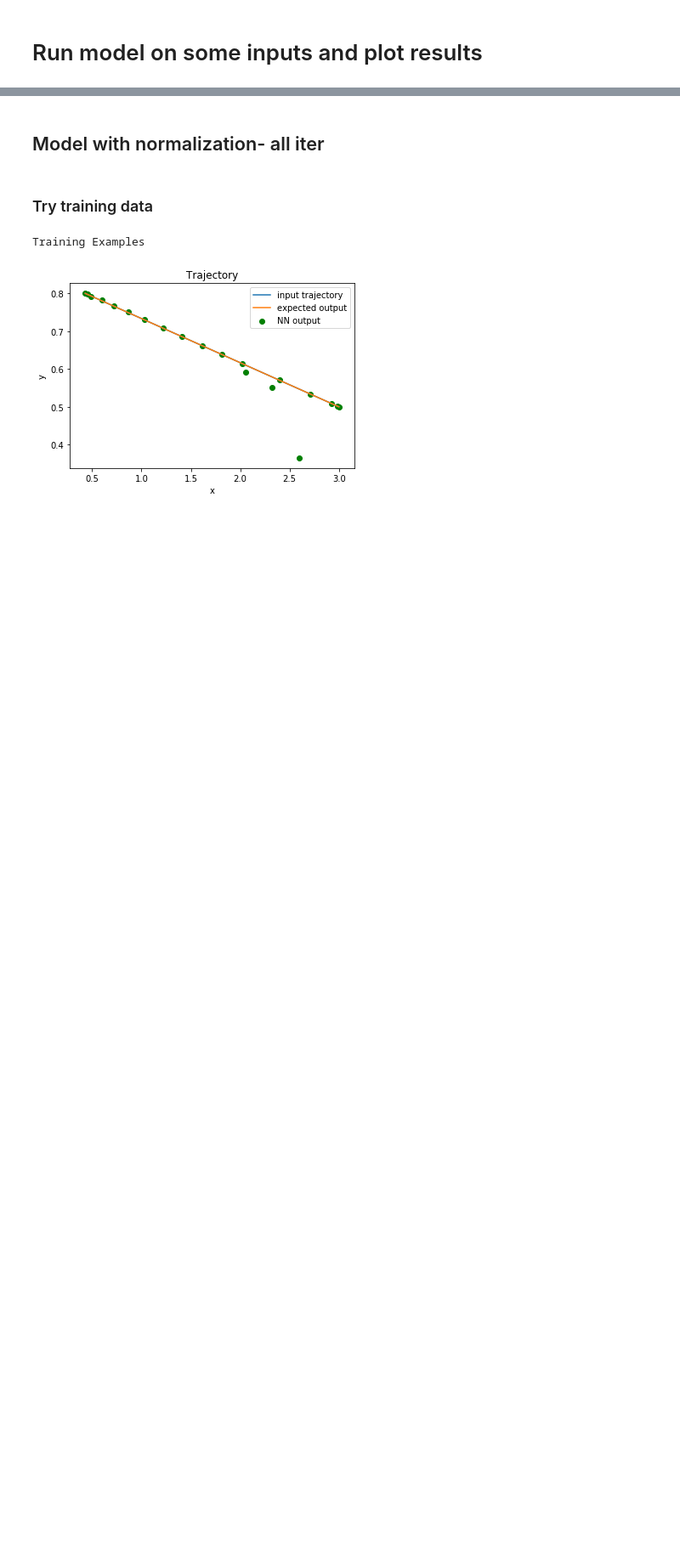
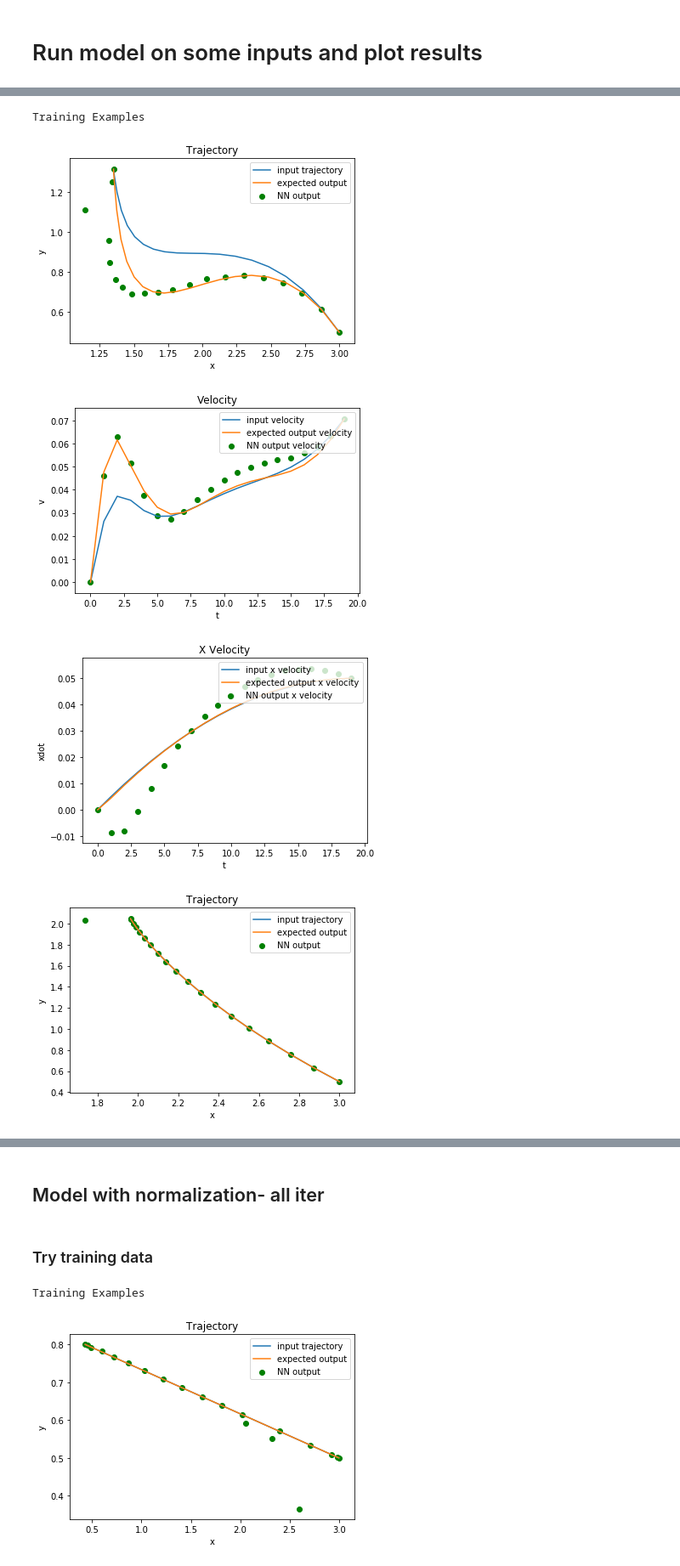
Before and after one commit to somritabanerjee/GuSTO.jl, a Jupyter notebook: examples/try_to_overfit_neural_network.ipynb, the cells around one changed output, grey strips where cells are left out. Shown at 85% size. Cells and saved outputs as stored; diff of their text form; code cells hidden in the pictures; blank space fills up the shorter version.

```diff
--- a/examples/try_to_overfit_neural_network.ipynb
+++ b/examples/try_to_overfit_neural_network.ipynb
@@ -481,0 +597,29 @@ SVG(model_to_dot(model, show_shapes=True, show_layer_names=False).create(prog='d
+# %%
+model = load_model('SingleObstacleFirst5IterNormalized.h5')
+(X_train, X_test, Y_train, Y_test) = loadData(["SingleObstacleFirst5Iter.jld2"], testRatio = 0.25, fieldNames = ["train_input_collected", "train_output_collected"])
+f = open( "SingleObstacleFirst5IterParams.p", "rb" )
+params_dict = pickle.load(f)
+f.close()
+xMin = params_dict["xMin"]
+yMin = params_dict["yMin"]
+xRange = params_dict["xRange"]
+yRange = params_dict["yRange"]
+
+
+Idx = [0,1,2]
+X_train_np_array=np.array(X_train)
+NN_input = (X_train_np_array-xMin)/xRange
+NN_output = model.predict(NN_input[Idx])
+NN_output = NN_output*yRange + yMin
+# %%
+print("Training Examples")
+for NN_idx, train_idx in enumerate(Idx):
+    plotTrajectoryInputExpectedAndNN(X_train[train_idx,:],Y_train[train_idx,:],NN_output[NN_idx,:])
+    plotVelocitiesInputExpectedAndNN(X_train[train_idx,:],Y_train[train_idx,:],NN_output[NN_idx,:])
+    plotXVelocityInputExpectedAndNN(X_train[train_idx,:],Y_train[train_idx,:],NN_output[NN_idx,:])
+# %% [output]
+Training Examples
+[figure, added]
+[figure, added]
+[figure, added]
+[figure, added]
```
Also changed, not shown: parts of 15 cells of this notebook, 2 other files.
